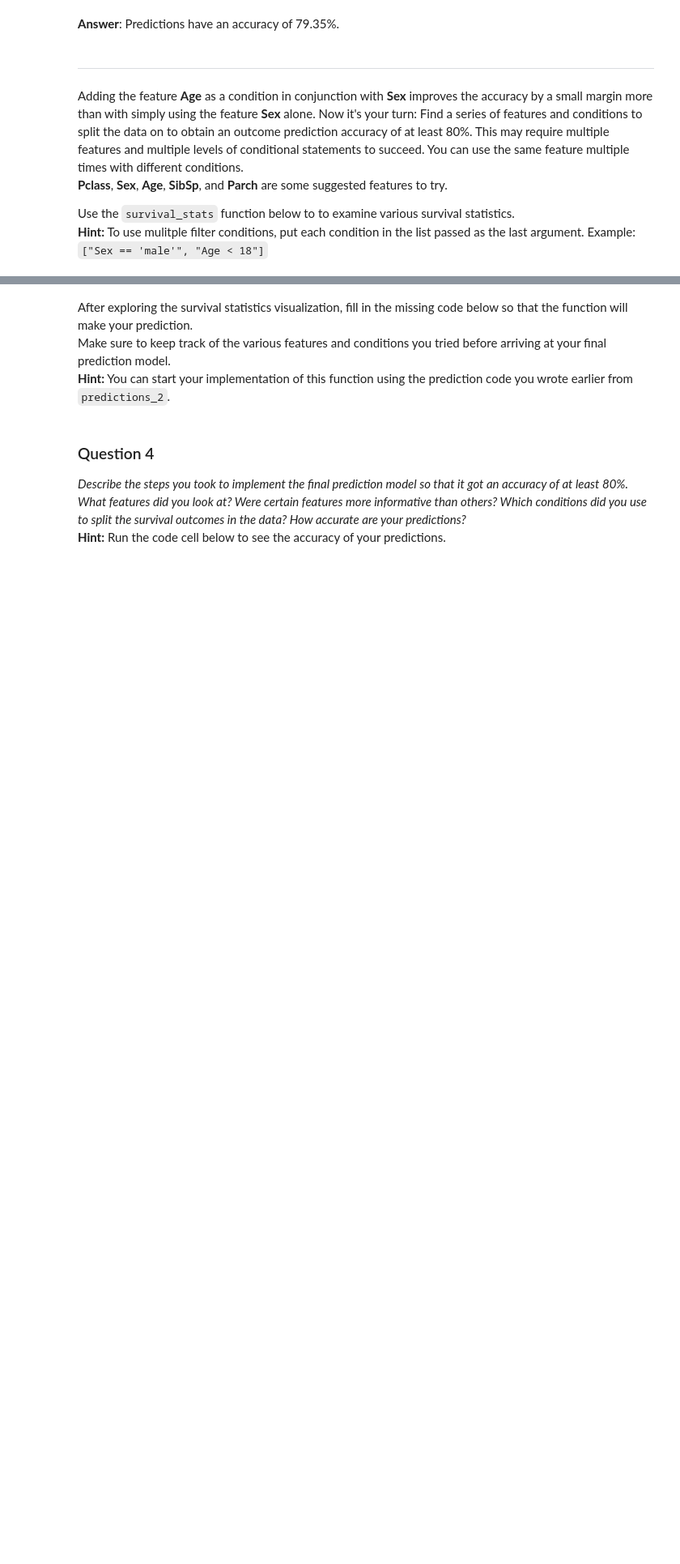
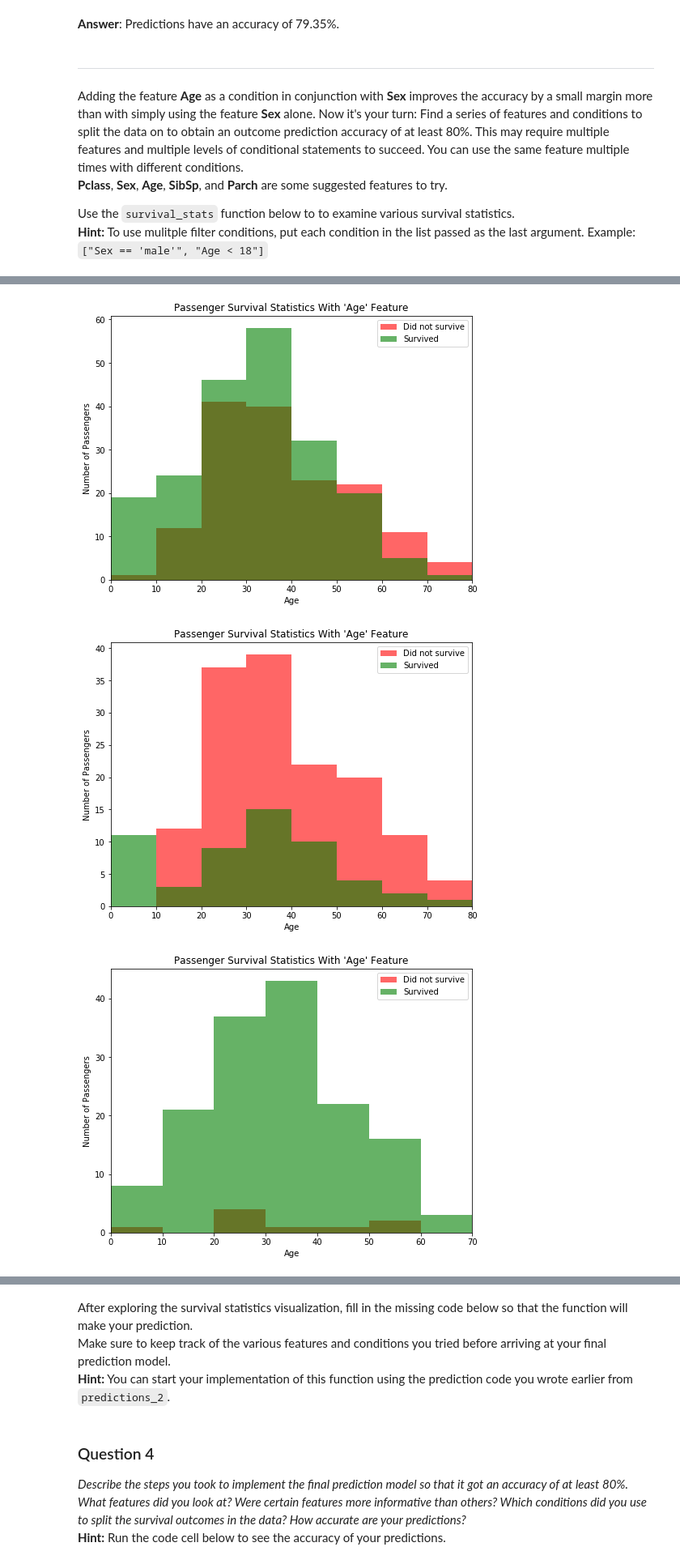
Before and after one commit to brettdavidcarpenter/Titanic-Survival-Exploration, a Jupyter notebook: titanic_survival_exploration.ipynb, the cells around one changed output, grey strips where cells are left out. Shown at 81% size. Drawn from its saved outputs; the diff is of its cells as text; code cells hidden in the pictures; blank space fills up the shorter version.

```diff
--- a/titanic_survival_exploration.ipynb
+++ b/titanic_survival_exploration.ipynb
@@ -235,0 +229,9 @@ vs.survival_stats(data, outcomes, 'Age', ["Pclass < 3"])
+# %%
+# Separating out fatalities from Pclass 1 and 2
+vs.survival_stats(data, outcomes, 'Age', ["Pclass < 3"])
+vs.survival_stats(data, outcomes, 'Age', ["Pclass < 3", "Sex == 'male'"])
+vs.survival_stats(data, outcomes, 'Age', ["Pclass < 3", "Sex == 'female'"])
+# %% [output]
+[figure, added]
+[figure, added]
+[figure, added]
```
Also changed, not shown: parts of 8 cells of this notebook, 1 other file.
